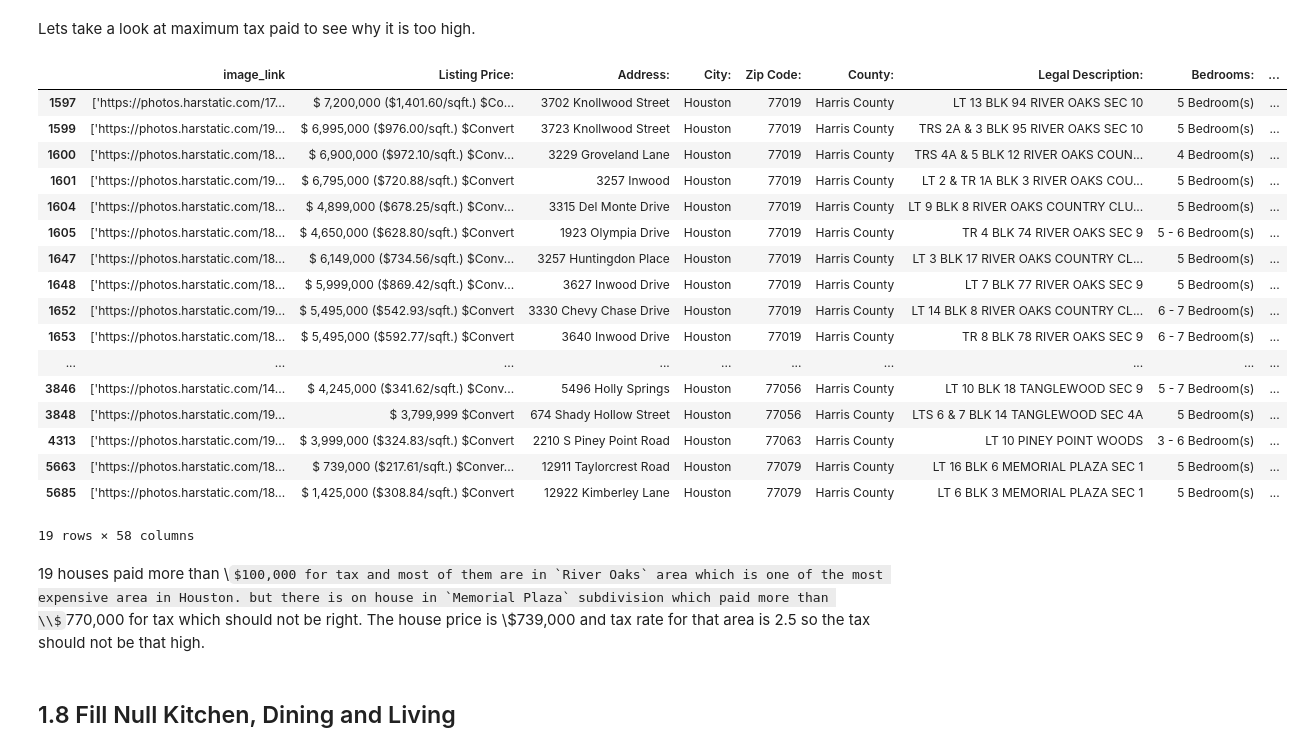
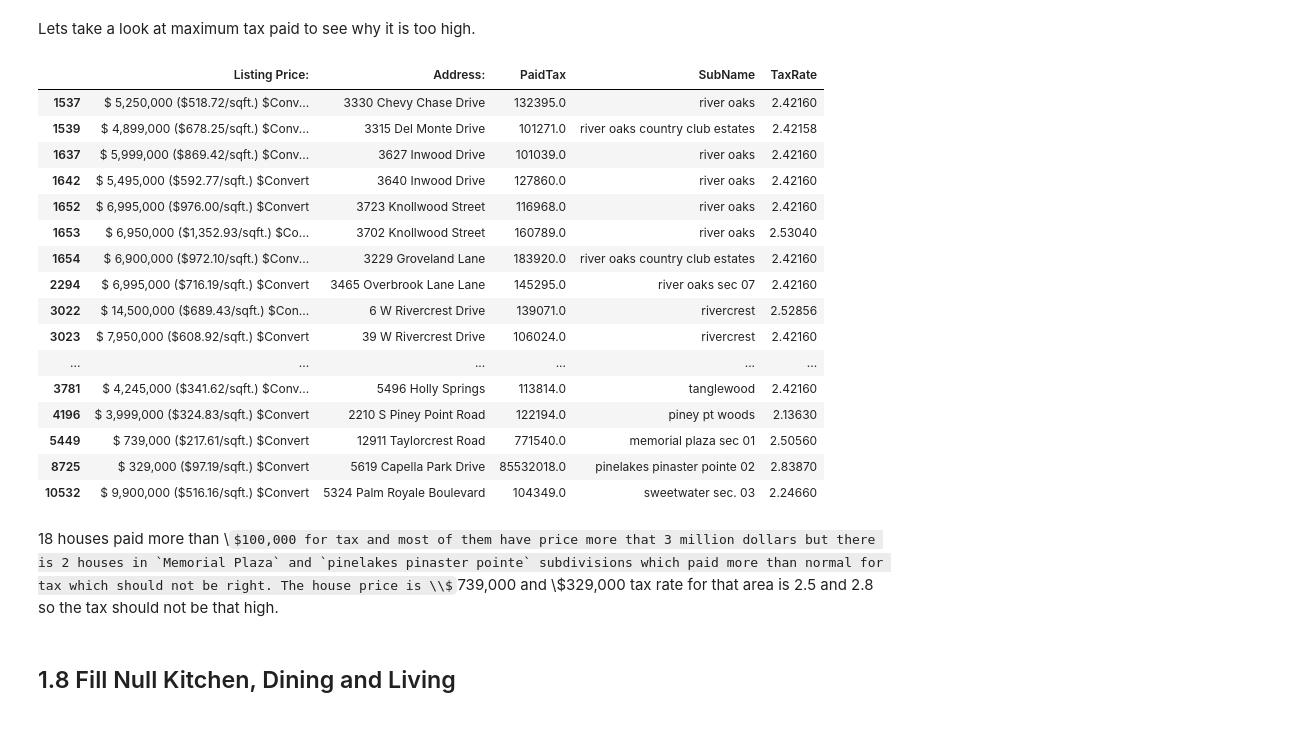
Before and after one commit to AllenAnsari/Prediction-House-Price-Using-Image-Processing, a Jupyter notebook: notebooks/Data Wrangling.ipynb, the cells around one changed output. Drawn from its saved outputs; the diff is of its cells as text; code cells hidden in the pictures; some formulas as TeX source.

```diff
--- a/notebooks/Data Wrangling.ipynb
+++ b/notebooks/Data Wrangling.ipynb
@@ -804,5 +840,5 @@ It seems all these 4 columns are the same. As we can see `Subdivision Name:` has
 # %%
-single_family_df['SubName'] = single_family_df['Subdivision Name:'].fillna(single_family_df['Market Area Name:'])
+single_family_df['SubName'] = single_family_df['Subdivision:']
 # %%
 single_family_df['SubName'].isna().sum()
 # %% [output]
@@ -832,5 +846,3 @@ I am dropping these 18 rows since I can not find correct subdivision name for th
-# %%
-single_family_df=single_family_df[~single_family_df['SubName'].isnull()]
 # %%
 single_family_df.drop(['Subdivision Name:','Subdivision:','Market Area Name:','Master Planned Community:'],
                       axis=1,inplace=True)
@@ -1143,5 +1173,5 @@ single_family_df.TaxRate[single_family_df.SubName=='Windermere Lakes']
 Name: TaxRate, dtype: float64
-# %%
-single_family_df.loc[4531,'TaxRate'] = 2.3243
-single_family_df = single_family_df[single_family_df.TaxRate < 10]
+# %%
+single_family_df['TaxRate'] = np.where(single_family_df.SubName=='avalon place',2.4216,single_family_df['TaxRate'])
+single_family_df['TaxRate'] = np.where(single_family_df.SubName=='ayrshire',2.4216,single_family_df['TaxRate'])
 # %% [markdown]
@@ -1161,25 +1206,24 @@ Name: PaidTax, dtype: float64
 # %% [markdown]
 Lets take a look at maximum tax paid to see why it is too high.
 # %%
-single_family_df[single_family_df.PaidTax > 100000]
+single_family_df[single_family_df.PaidTax > 100000][['Listing Price:','Address:','PaidTax','SubName','TaxRate']]
 # %% [output]
-|  | image_link | Listing Price: | Address: | City: | Zip Code: | County: | Legal Description: | Bedrooms: | ... |
-| 1597 | ['https://photos.harstatic.com/17... | $ 7,200,000 ($1,401.60/sqft.) $Co... | 3702 Knollwood Street | Houston | 77019 | Harris County | LT 13 BLK 94 RIVER OAKS SEC 10 | 5 Bedroom(s) | ... |
-| 1599 | ['https://photos.harstatic.com/19... | $ 6,995,000 ($976.00/sqft.) $Convert | 3723 Knollwood Street | Houston | 77019 | Harris County | TRS 2A & 3 BLK 95 RIVER OAKS SEC 10 | 5 Bedroom(s) | ... |
-| 1600 | ['https://photos.harstatic.com/18... | $ 6,900,000 ($972.10/sqft.) $Conv... | 3229 Groveland Lane | Houston | 77019 | Harris County | TRS 4A & 5 BLK 12 RIVER OAKS COUN... | 4 Bedroom(s) | ... |
-| 1601 | ['https://photos.harstatic.com/19... | $ 6,795,000 ($720.88/sqft.) $Convert | 3257 Inwood | Houston | 77019 | Harris County | LT 2 & TR 1A BLK 3 RIVER OAKS COU... | 5 Bedroom(s) | ... |
-| 1604 | ['https://photos.harstatic.com/18... | $ 4,899,000 ($678.25/sqft.) $Conv... | 3315 Del Monte Drive | Houston | 77019 | Harris County | LT 9 BLK 8 RIVER OAKS COUNTRY CLU... | 5 Bedroom(s) | ... |
-| 1605 | ['https://photos.harstatic.com/18... | $ 4,650,000 ($628.80/sqft.) $Convert | 1923 Olympia Drive | Houston | 77019 | Harris County | TR 4 BLK 74 RIVER OAKS SEC 9 | 5 - 6 Bedroom(s) | ... |
-| 1647 | ['https://photos.harstatic.com/18... | $ 6,149,000 ($734.56/sqft.) $Conv... | 3257 Huntingdon Place | Houston | 77019 | Harris County | LT 3 BLK 17 RIVER OAKS COUNTRY CL... | 5 Bedroom(s) | ... |
-| 1648 | ['https://photos.harstatic.com/18... | $ 5,999,000 ($869.42/sqft.) $Conv... | 3627 Inwood Drive | Houston | 77019 | Harris County | LT 7 BLK 77 RIVER OAKS SEC 9 | 5 Bedroom(s) | ... |
-| 1652 | ['https://photos.harstatic.com/19... | $ 5,495,000 ($542.93/sqft.) $Convert | 3330 Chevy Chase Drive | Houston | 77019 | Harris County | LT 14 BLK 8 RIVER OAKS COUNTRY CL... | 6 - 7 Bedroom(s) | ... |
-| 1653 | ['https://photos.harstatic.com/18... | $ 5,495,000 ($592.77/sqft.) $Convert | 3640 Inwood Drive | Houston | 77019 | Harris County | TR 8 BLK 78 RIVER OAKS SEC 9 | 6 - 7 Bedroom(s) | ... |
-| ... | ... | ... | ... | ... | ... | ... | ... | ... | ... |
-| 3846 | ['https://photos.harstatic.com/14... | $ 4,245,000 ($341.62/sqft.) $Conv... | 5496 Holly Springs | Houston | 77056 | Harris County | LT 10 BLK 18 TANGLEWOOD SEC 9 | 5 - 7 Bedroom(s) | ... |
-| 3848 | ['https://photos.harstatic.com/19... | $ 3,799,999 $Convert | 674 Shady Hollow Street | Houston | 77056 | Harris County | LTS 6 & 7 BLK 14 TANGLEWOOD SEC 4A | 5 Bedroom(s) | ... |
-| 4313 | ['https://photos.harstatic.com/19... | $ 3,999,000 ($324.83/sqft.) $Convert | 2210 S Piney Point Road | Houston | 77063 | Harris County | LT 10 PINEY POINT WOODS | 3 - 6 Bedroom(s) | ... |
-| 5663 | ['https://photos.harstatic.com/18... | $ 739,000 ($217.61/sqft.) $Conver... | 12911 Taylorcrest Road | Houston | 77079 | Harris County | LT 16 BLK 6 MEMORIAL PLAZA SEC 1 | 5 Bedroom(s) | ... |
-| 5685 | ['https://photos.harstatic.com/18... | $ 1,425,000 ($308.84/sqft.) $Convert | 12922 Kimberley Lane | Houston | 77079 | Harris County | LT 6 BLK 3 MEMORIAL PLAZA SEC 1 | 5 Bedroom(s) | ... |
+|  | Listing Price: | Address: | PaidTax | SubName | TaxRate |
+| 1537 | $ 5,250,000 ($518.72/sqft.) $Conv... | 3330 Chevy Chase Drive | 132395.0 | river oaks | 2.42160 |
+| 1539 | $ 4,899,000 ($678.25/sqft.) $Conv... | 3315 Del Monte Drive | 101271.0 | river oaks country club estates | 2.42158 |
+| 1637 | $ 5,999,000 ($869.42/sqft.) $Conv... | 3627 Inwood Drive | 101039.0 | river oaks | 2.42160 |
+| 1642 | $ 5,495,000 ($592.77/sqft.) $Convert | 3640 Inwood Drive | 127860.0 | river oaks | 2.42160 |
+| 1652 | $ 6,995,000 ($976.00/sqft.) $Convert | 3723 Knollwood Street | 116968.0 | river oaks | 2.42160 |
+| 1653 | $ 6,950,000 ($1,352.93/sqft.) $Co... | 3702 Knollwood Street | 160789.0 | river oaks | 2.53040 |
+| 1654 | $ 6,900,000 ($972.10/sqft.) $Conv... | 3229 Groveland Lane | 183920.0 | river oaks country club estates | 2.42160 |
+| 2294 | $ 6,995,000 ($716.19/sqft.) $Convert | 3465 Overbrook Lane Lane | 145295.0 | river oaks sec 07 | 2.42160 |
+| 3022 | $ 14,500,000 ($689.43/sqft.) $Con... | 6 W Rivercrest Drive | 139071.0 | rivercrest | 2.52856 |
+| 3023 | $ 7,950,000 ($608.92/sqft.) $Convert | 39 W Rivercrest Drive | 106024.0 | rivercrest | 2.42160 |
+| ... | ... | ... | ... | ... | ... |
+| 3781 | $ 4,245,000 ($341.62/sqft.) $Conv... | 5496 Holly Springs | 113814.0 | tanglewood | 2.42160 |
+| 4196 | $ 3,999,000 ($324.83/sqft.) $Convert | 2210 S Piney Point Road | 122194.0 | piney pt woods | 2.13630 |
+| 5449 | $ 739,000 ($217.61/sqft.) $Convert | 12911 Taylorcrest Road | 771540.0 | memorial plaza sec 01 | 2.50560 |
+| 8725 | $ 329,000 ($97.19/sqft.) $Convert | 5619 Capella Park Drive | 85532018.0 | pinelakes pinaster pointe 02 | 2.83870 |
+| 10532 | $ 9,900,000 ($516.16/sqft.) $Convert | 5324 Palm Royale Boulevard | 104349.0 | sweetwater sec. 03 | 2.24660 |
-19 rows × 58 columns
 # %% [markdown]
-19 houses paid more than \\$100,000 for tax and most of them are in `River Oaks` area which is one of the most expensive area in Houston. but there is on house in `Memorial Plaza` subdivision which paid more than \\$770,000 for tax which should not be right. The house price is \\$739,000 and tax rate for that area is 2.5 so the tax should not be that high.
+18 houses paid more than \\$100,000 for tax and most of them have price more that 3 million dollars but there is 2 houses in `Memorial Plaza` and `pinelakes pinaster pointe` subdivisions which paid more than normal for tax which should not be right. The house price is \\$739,000 and \\$329,000 tax rate for that area is 2.5 and 2.8 so the tax should not be that high.
```
Also changed, not shown: parts of 149 cells of this notebook, 5 other files.
